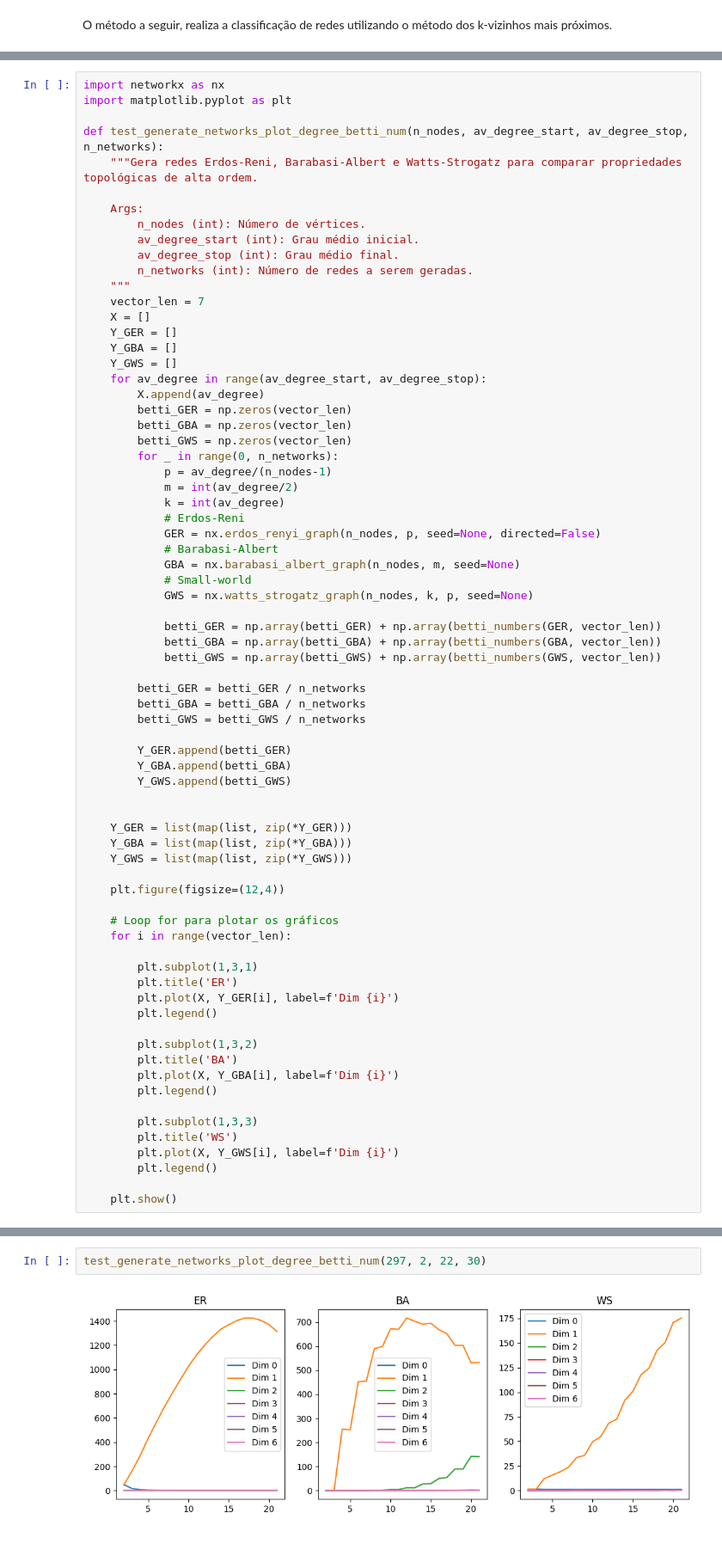
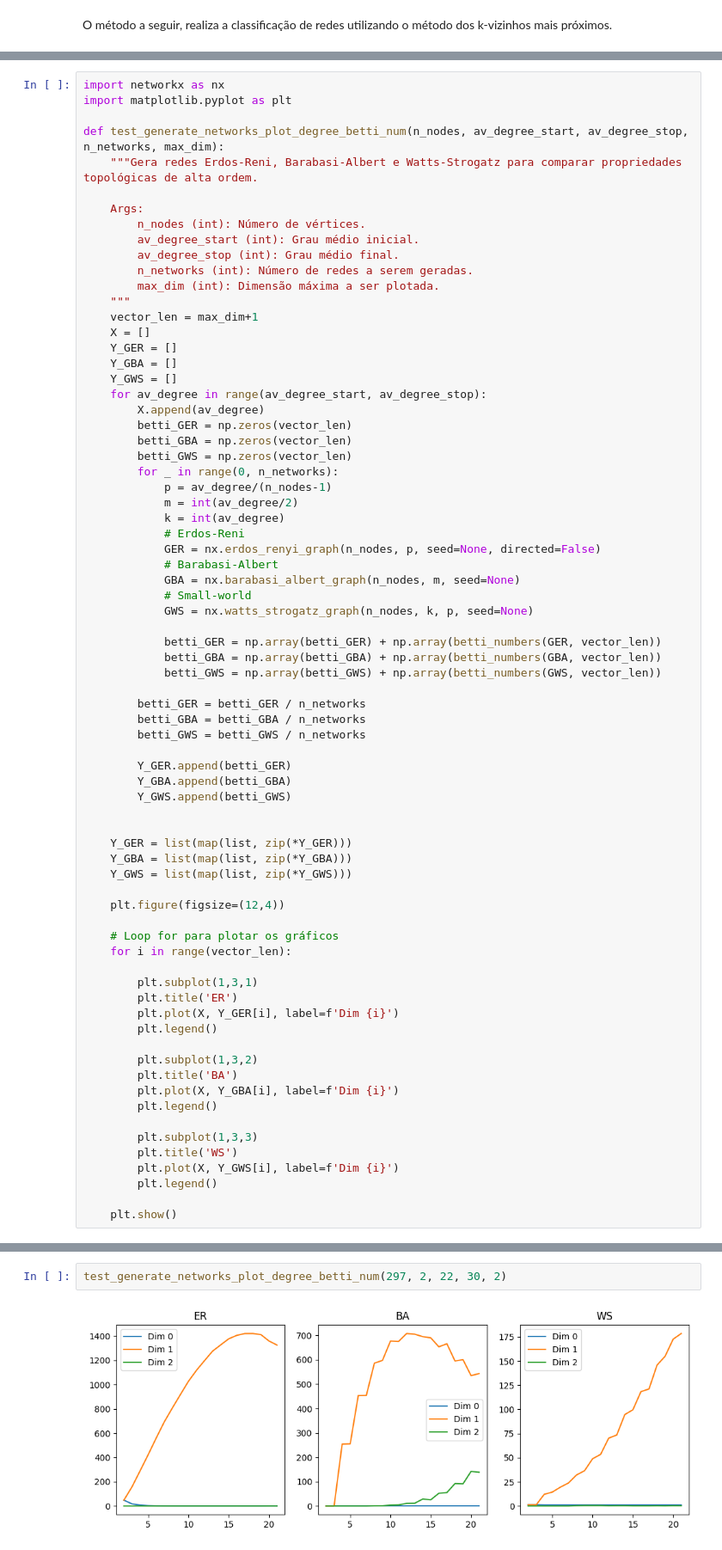
Before and after one commit to JunioCesarFerreira/ComplexNetworks, a Jupyter notebook: MyProject/complex-simplicial-network.ipynb, the cells around one changed output, grey strips where cells are left out. Shown at 86% size. Drawn from its saved outputs; the diff is of its cells as text.

```diff
--- a/MyProject/complex-simplicial-network.ipynb
+++ b/MyProject/complex-simplicial-network.ipynb
@@ -799,7 +799,7 @@ Class: ER
 import networkx as nx
 import matplotlib.pyplot as plt
 
-def test_generate_networks_plot_degree_betti_num(n_nodes, av_degree_start, av_degree_stop, n_networks):
+def test_generate_networks_plot_degree_betti_num(n_nodes, av_degree_start, av_degree_stop, n_networks, max_dim):
     """Gera redes Erdos-Reni, Barabasi-Albert e Watts-Strogatz para comparar propriedades topológicas de alta ordem.
 
     Args:
@@ -807,8 +807,9 @@ def test_generate_networks_plot_degree_betti_num(n_nodes, av_degree_start, av_de
         av_degree_start (int): Grau médio inicial.
         av_degree_stop (int): Grau médio final.
         n_networks (int): Número de redes a serem geradas.
+        max_dim (int): Dimensão máxima a ser plotada.
     """
-    vector_len = 7
+    vector_len = max_dim+1
     X = []
     Y_GER = []
     Y_GBA = []
@@ -874,7 +875,7 @@ test_generate_networks_plot_degree_betti_num(100, 2, 52, 5)
 # %%
-test_generate_networks_plot_degree_betti_num(297, 2, 22, 30)
+test_generate_networks_plot_degree_betti_num(297, 2, 22, 30, 2)
 # %% [output]
-[figure, old version]
+[figure, new version]
 # %%
 
 def test_generate_networks_plot_degree_dim_simplicial(n_nodes, av_degree_start, av_degree_stop, n_networks):
```
Also changed, not shown: parts of 3 cells of this notebook.
